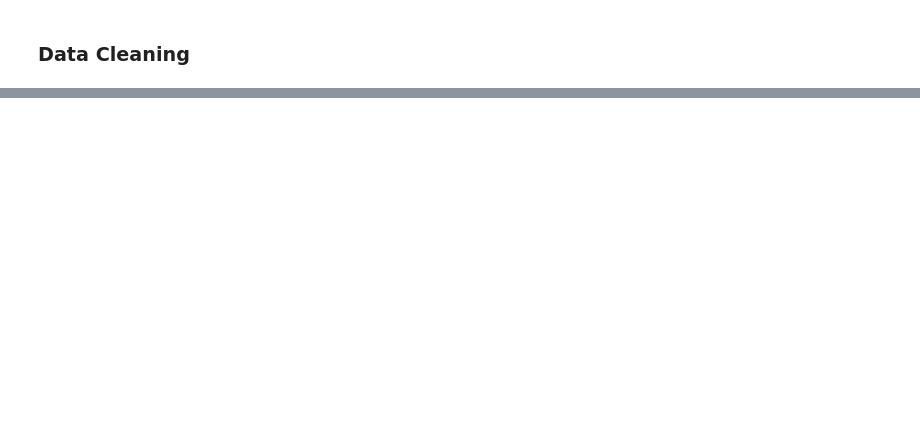
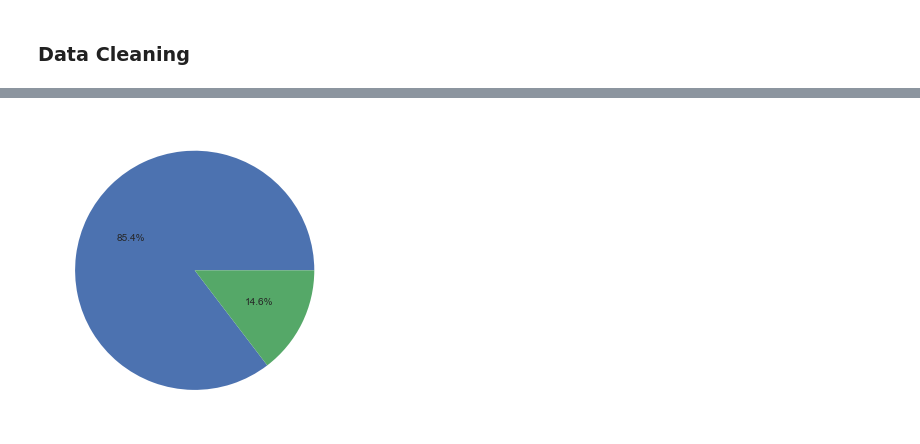
Before and after one commit to abideen-olawuwo/autism-prediction, a Jupyter notebook: autism prediction.ipynb, the cells around one changed output, grey strips where cells are left out. Cells and saved outputs as stored; diff of their text form; code cells hidden in the pictures; blank space fills up the shorter version.

```diff
--- a/autism prediction.ipynb
+++ b/autism prediction.ipynb
@@ -157,0 +208,5 @@ df_train = df_train.replace({'yes':1, 'no':0, '?':'Others', 'others':'Others'})
+# %%
+plt.pie(df_train['austim'].value_counts().values, autopct='%1.1f%%')
+plt.show()
+# %% [output]
+[figure, added]
```
Also changed, not shown: parts of 26 cells of this notebook.
